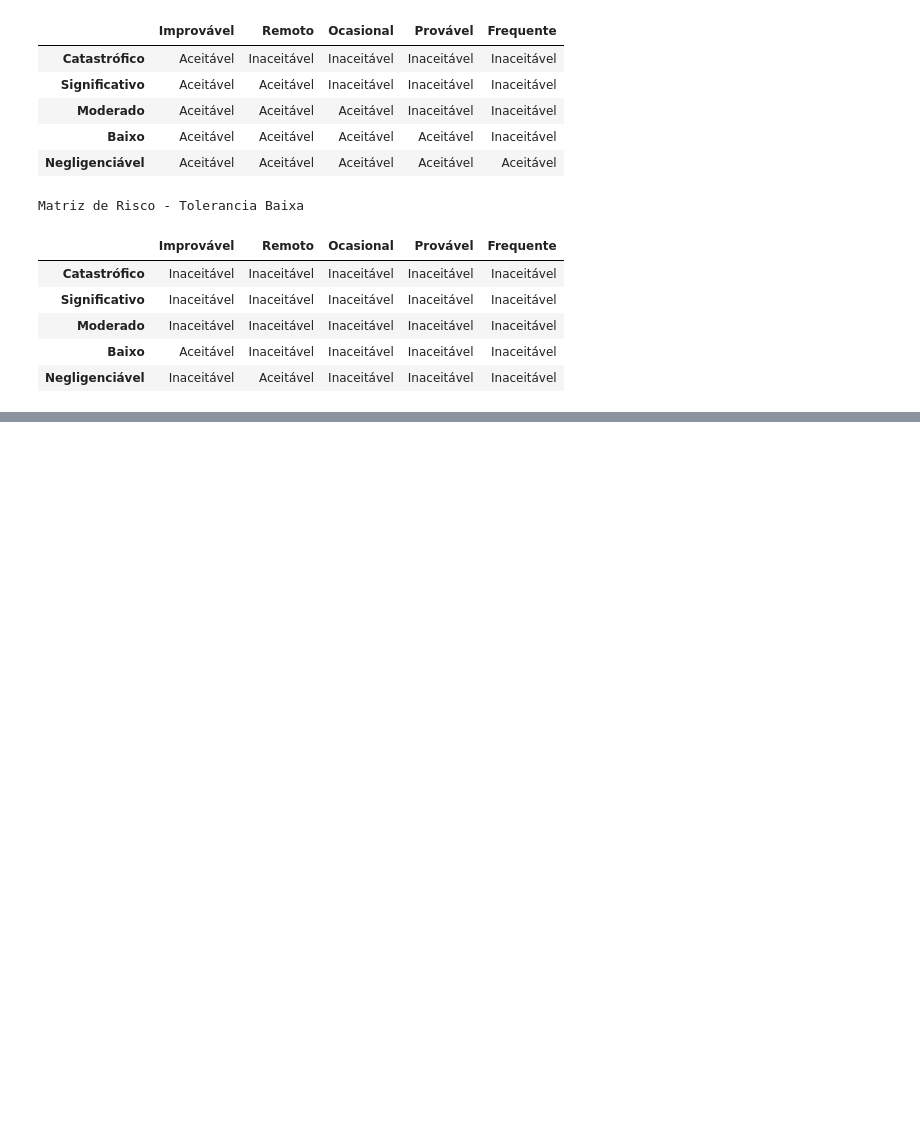
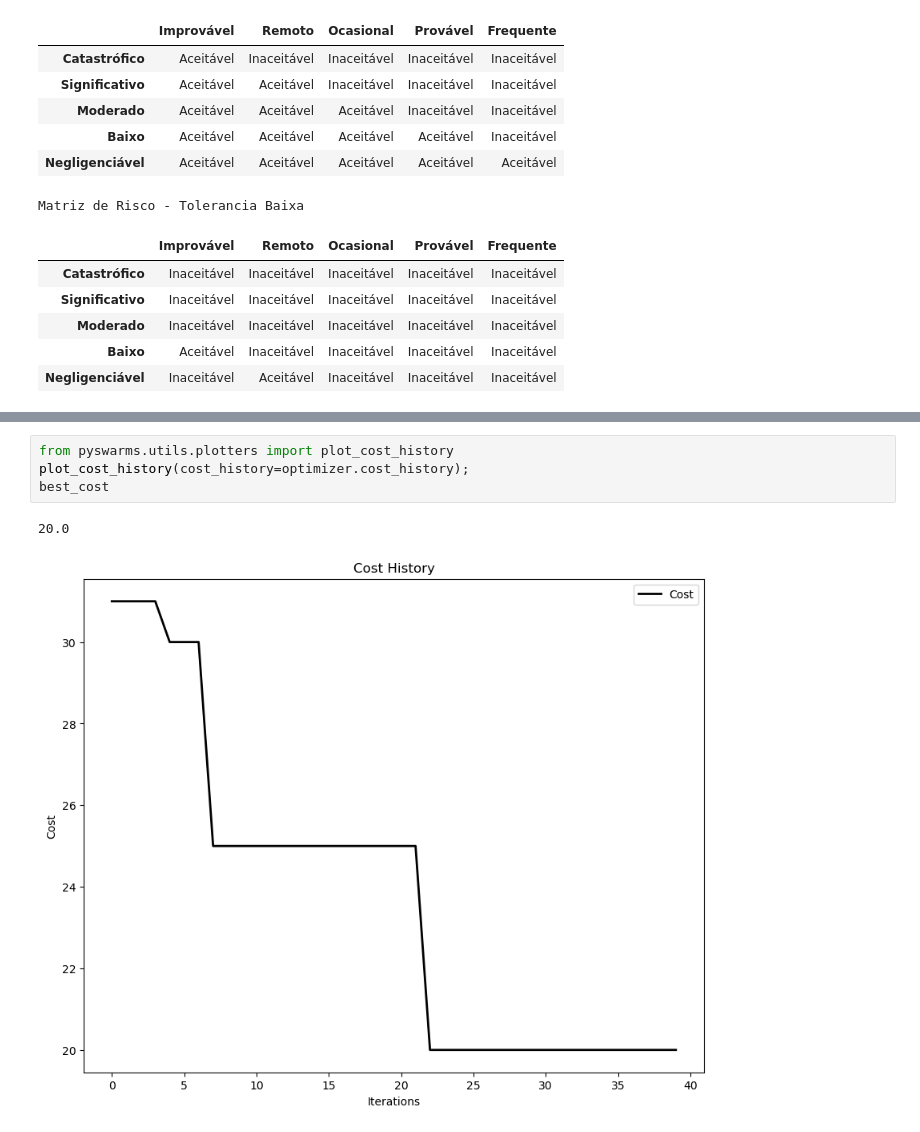
Before and after one commit to Nielo-47/ICA, a Jupyter notebook: Fuzzy.ipynb, the cells around one changed output, grey strips where cells are left out. Saved outputs shown, nothing was run; the diff lists cells and outputs as text; blank space fills up the shorter version.

```diff
--- a/Fuzzy.ipynb
+++ b/Fuzzy.ipynb
@@ -578,3 +573,10 @@ Stopping search: maximum iterations reached --> 50
+# %%
+from pyswarms.utils.plotters import plot_cost_history
+plot_cost_history(cost_history=optimizer.cost_history);
+best_cost
+# %% [output]
+20.0
+[figure, added]
 # %%
 # Atualizar funções de pertinência com os parâmetros otimizados
 fp_sev["negligenciavel"] = fuzz.trimf(x_sev, sorted(params_otimizados[0:3]))
```
Also changed, not shown: parts of 7 cells of this notebook.
